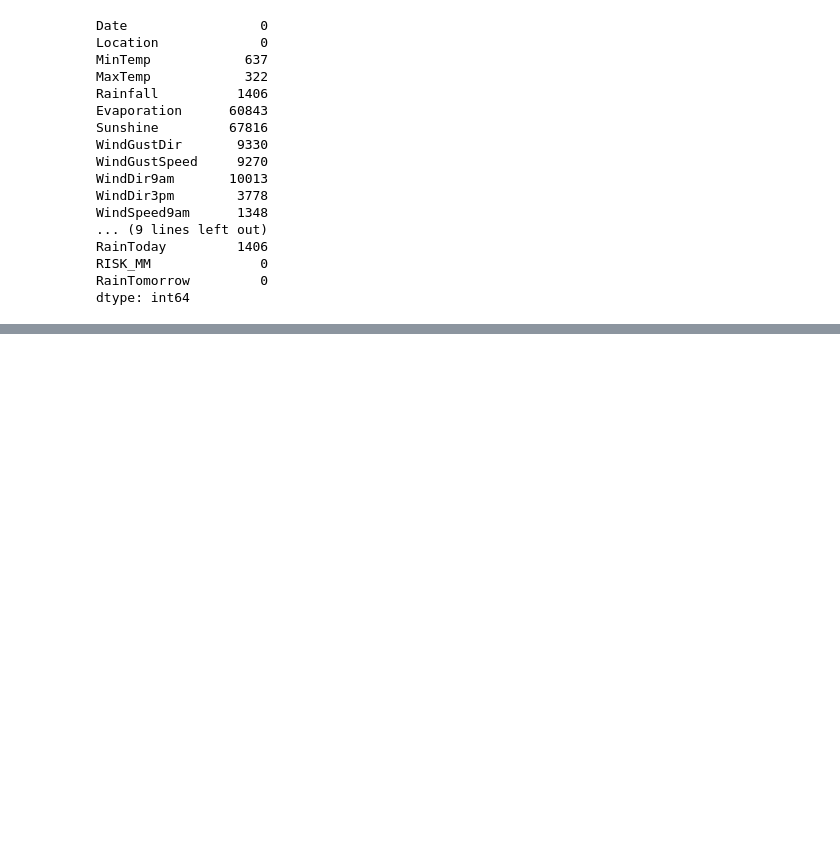
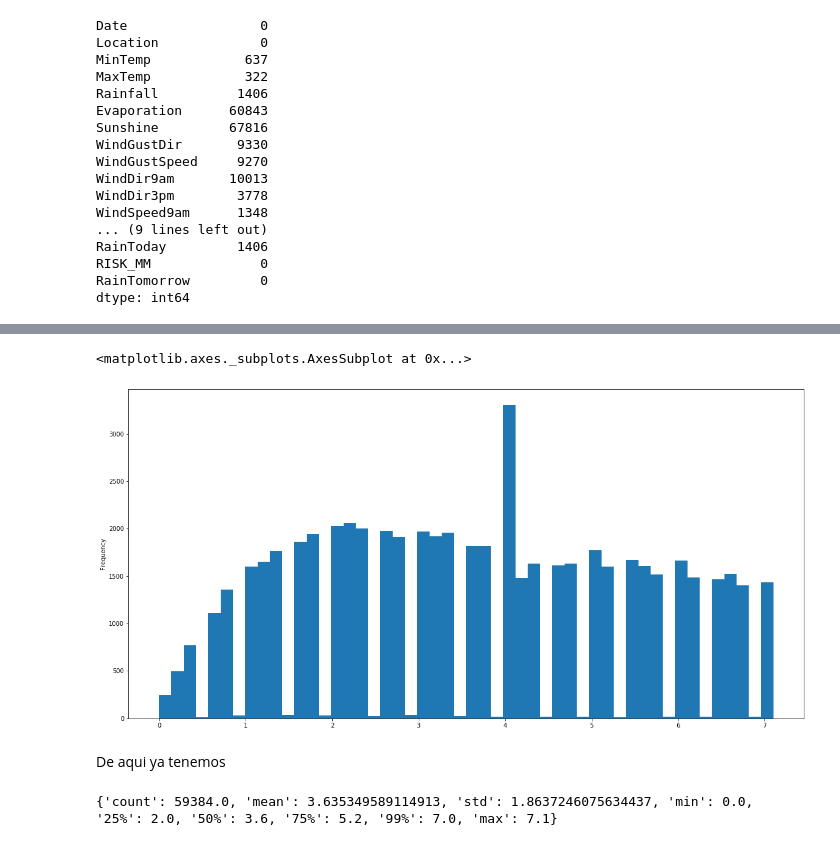
Before and after one commit to fecuva/DataScienceTEc, a Jupyter notebook: tarea3/Tarea3.ipynb, the cells around one changed output, grey strips where cells are left out. Saved outputs shown, nothing was run; the diff lists cells and outputs as text; code cells hidden in the pictures; blank space fills up the shorter version.

```diff
--- a/tarea3/Tarea3.ipynb
+++ b/tarea3/Tarea3.ipynb
@@ -92,0 +125,12 @@ NameError: name 'plot' is not defined
+# %%
+df[(df["Evaporation"].isnull()==False) & (df["Evaporation"]<7.2)]['Evaporation'].plot.hist(bins = 50,alpha =1,figsize=(20,10))
+# %% [output]
+<matplotlib.axes._subplots.AxesSubplot at 0x...>
+[figure, added]
+# %% [markdown]
+De aqui ya tenemos
+# %%
+dict = df[(df["Evaporation"].isnull()==False) & (df["Evaporation"]<7.2)]['Evaporation'].describe(percentiles = [.25,.5,.75,.99]).to_dict()
+print (dict)
+# %% [output]
+{'count': 59384.0, 'mean': 3.635349589114913, 'std': 1.8637246075634437, 'min': 0.0, '25%': 2.0, '50%': 3.6, '75%': 5.2, '99%': 7.0, 'max': 7.1}
```
Also changed, not shown: parts of 15 cells of this notebook.
